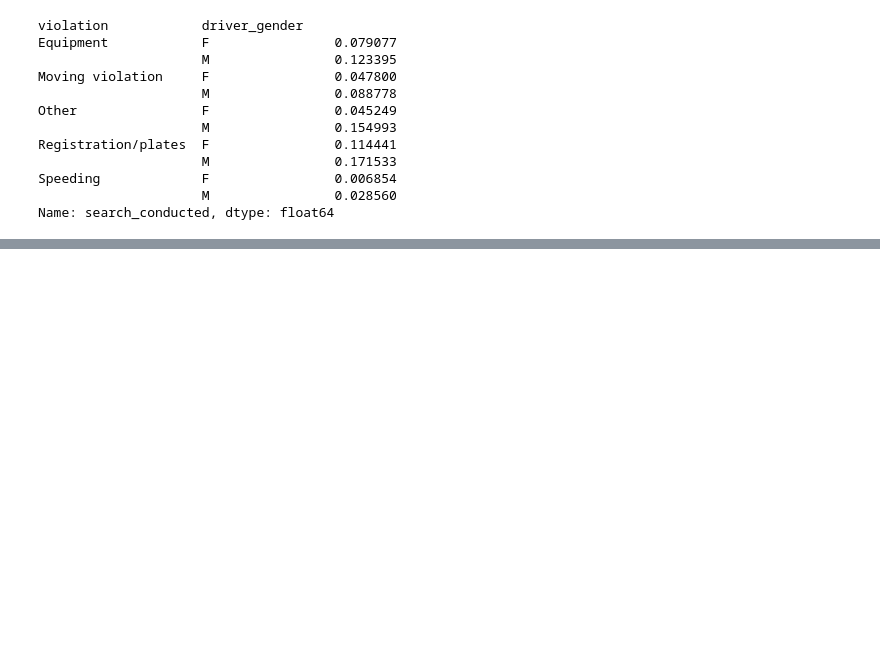
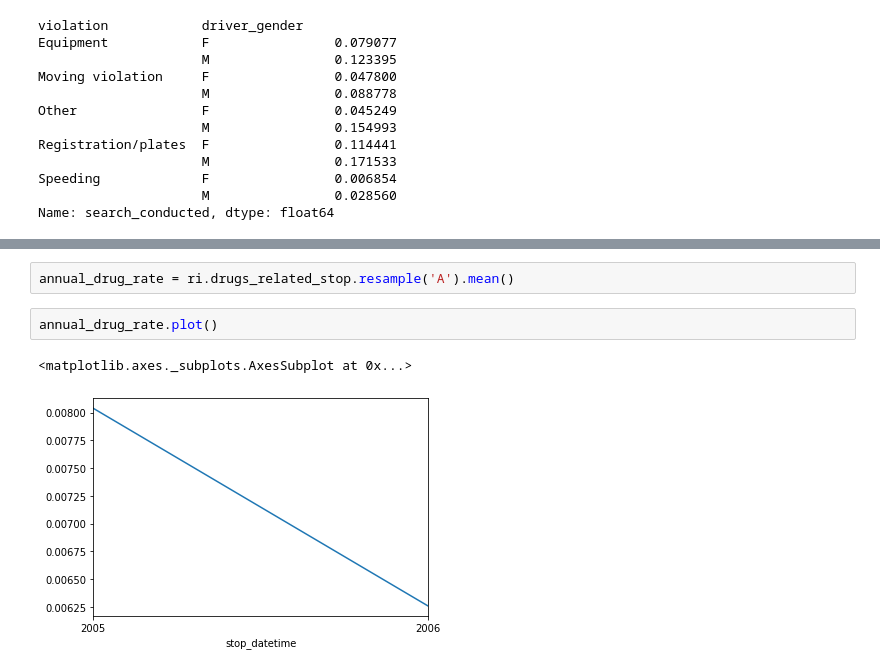
Before and after one commit to maydinn/car_project_01, a Jupyter notebook: Project1.ipynb, the cells around one changed output, grey strips where cells are left out. Drawn from its saved outputs; the diff is of its cells as text; blank space fills up the shorter version.

```diff
--- a/Project1.ipynb
+++ b/Project1.ipynb
@@ -362,0 +547,7 @@ Name: search_conducted, dtype: float64
+# %%
+annual_drug_rate = ri.drugs_related_stop.resample('A').mean()
+# %%
+annual_drug_rate.plot()
+# %% [output]
+<matplotlib.axes._subplots.AxesSubplot at 0x...>
+[figure, added]
```
Also changed, not shown: parts of 92 cells of this notebook, 8 other files.
